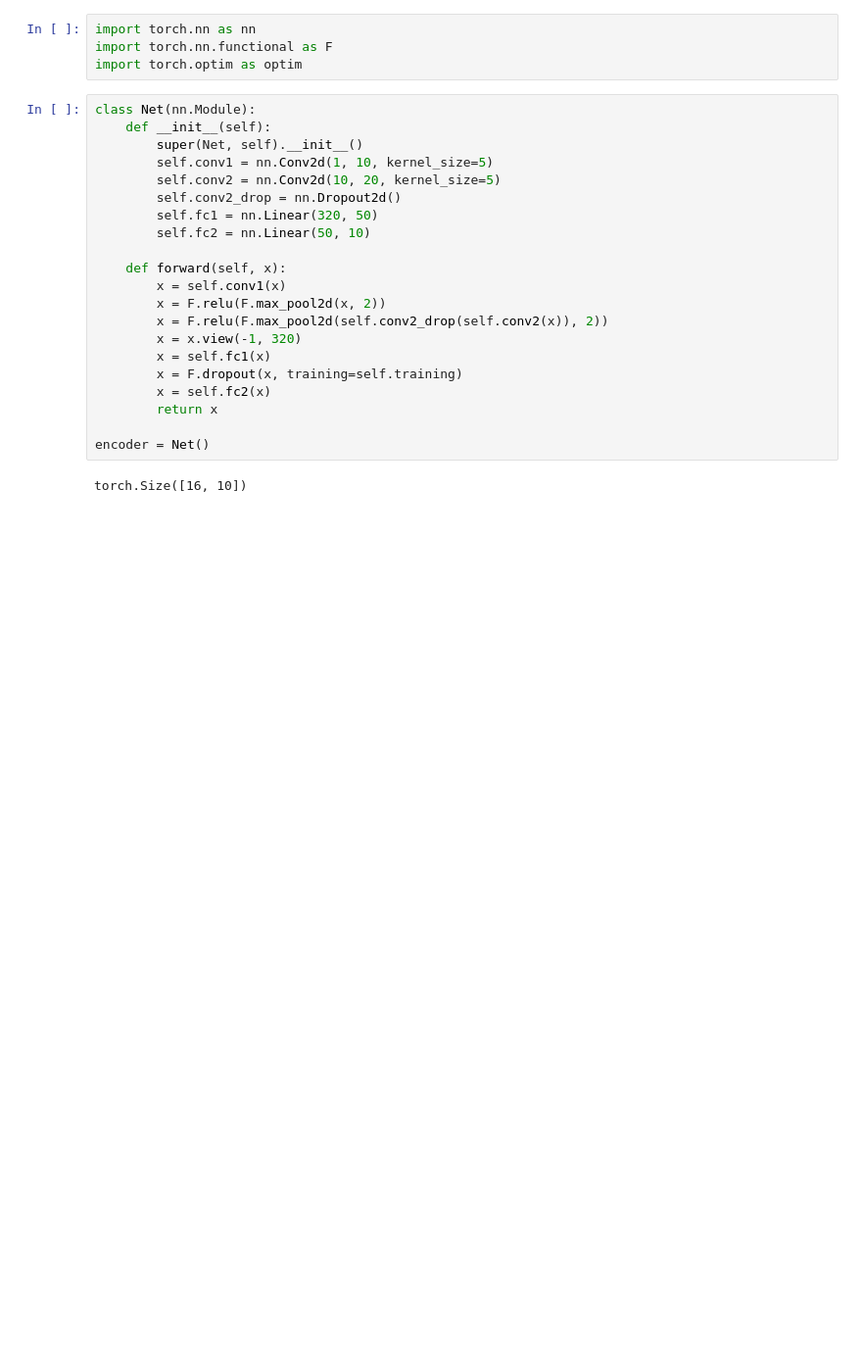
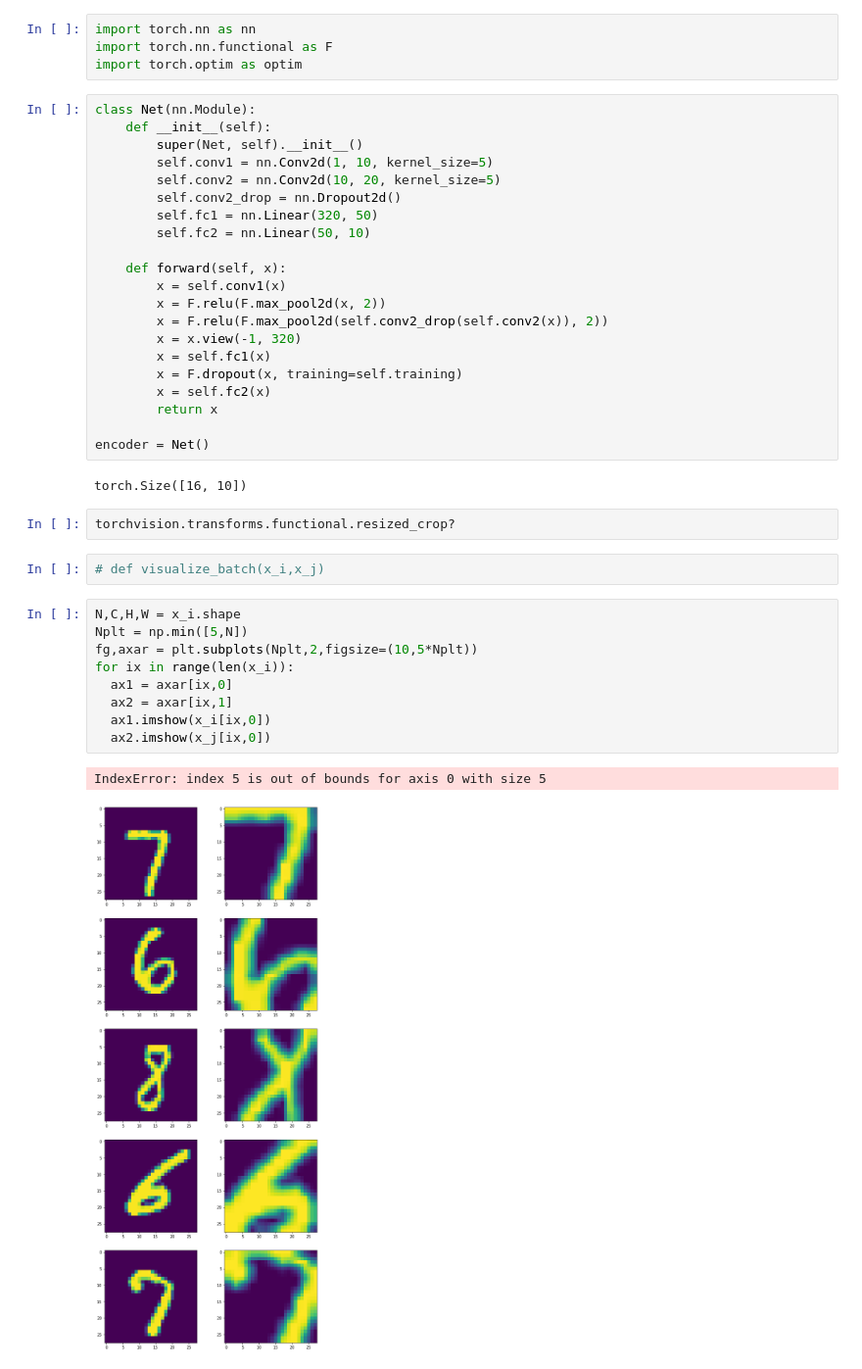
Before and after one commit to andrebeu/simCLR, a Jupyter notebook: dev.ipynb, the cells around one changed output. Shown at 98% size. Drawn from its saved outputs; the diff is of its cells as text; blank space fills up the shorter version.

Commit message:
visualization function

```diff
--- a/dev.ipynb
+++ b/dev.ipynb
@@ -58,3 +53,19 @@ class Net(nn.Module):
 encoder = Net()
 # %% [output]
 torch.Size([16, 10])
+# %%
+torchvision.transforms.functional.resized_crop?
+# %%
+# def visualize_batch(x_i,x_j)
+# %%
+N,C,H,W = x_i.shape
+Nplt = np.min([5,N])
+fg,axar = plt.subplots(Nplt,2,figsize=(10,5*Nplt))
+for ix in range(len(x_i)):
+  ax1 = axar[ix,0]
+  ax2 = axar[ix,1]
+  ax1.imshow(x_i[ix,0])
+  ax2.imshow(x_j[ix,0])
+# %% [output]
+IndexError: index 5 is out of bounds for axis 0 with size 5
+[figure, added]
```
Also changed, not shown: parts of 5 cells of this notebook.
